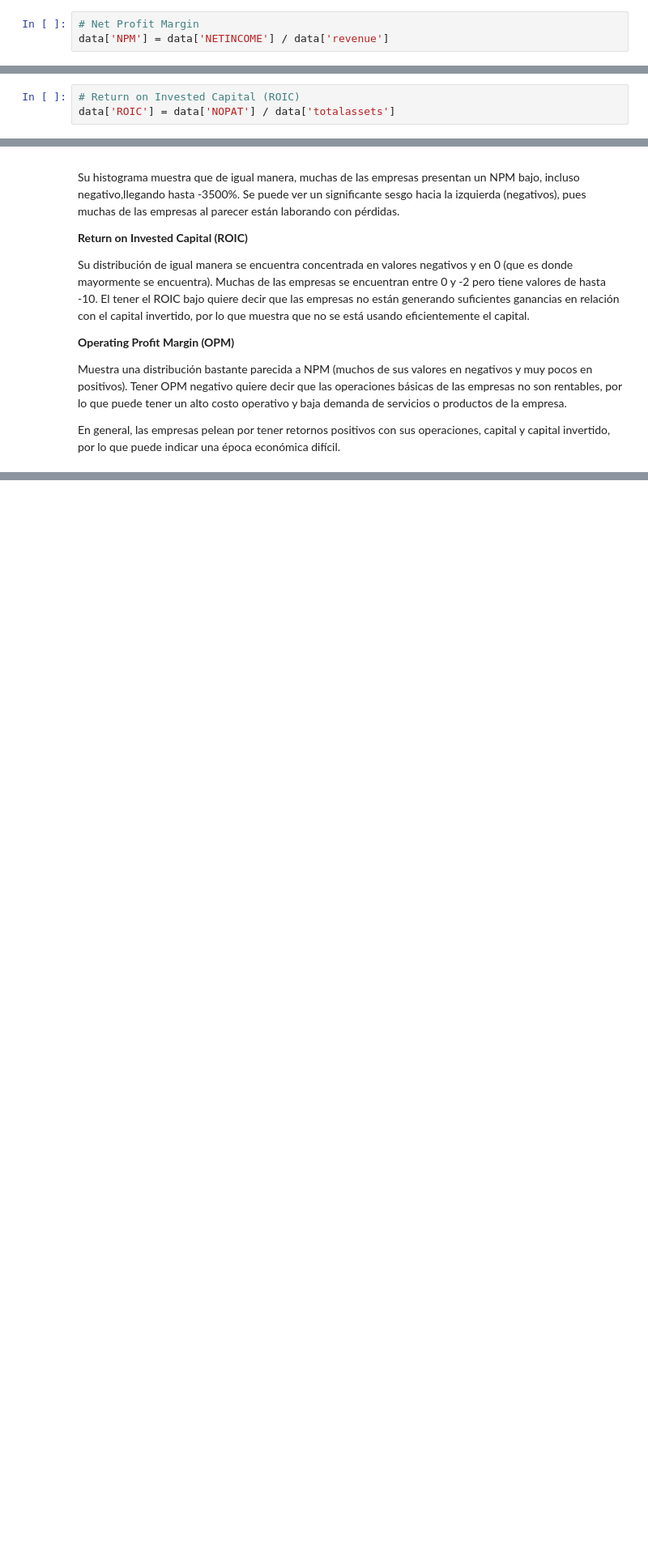
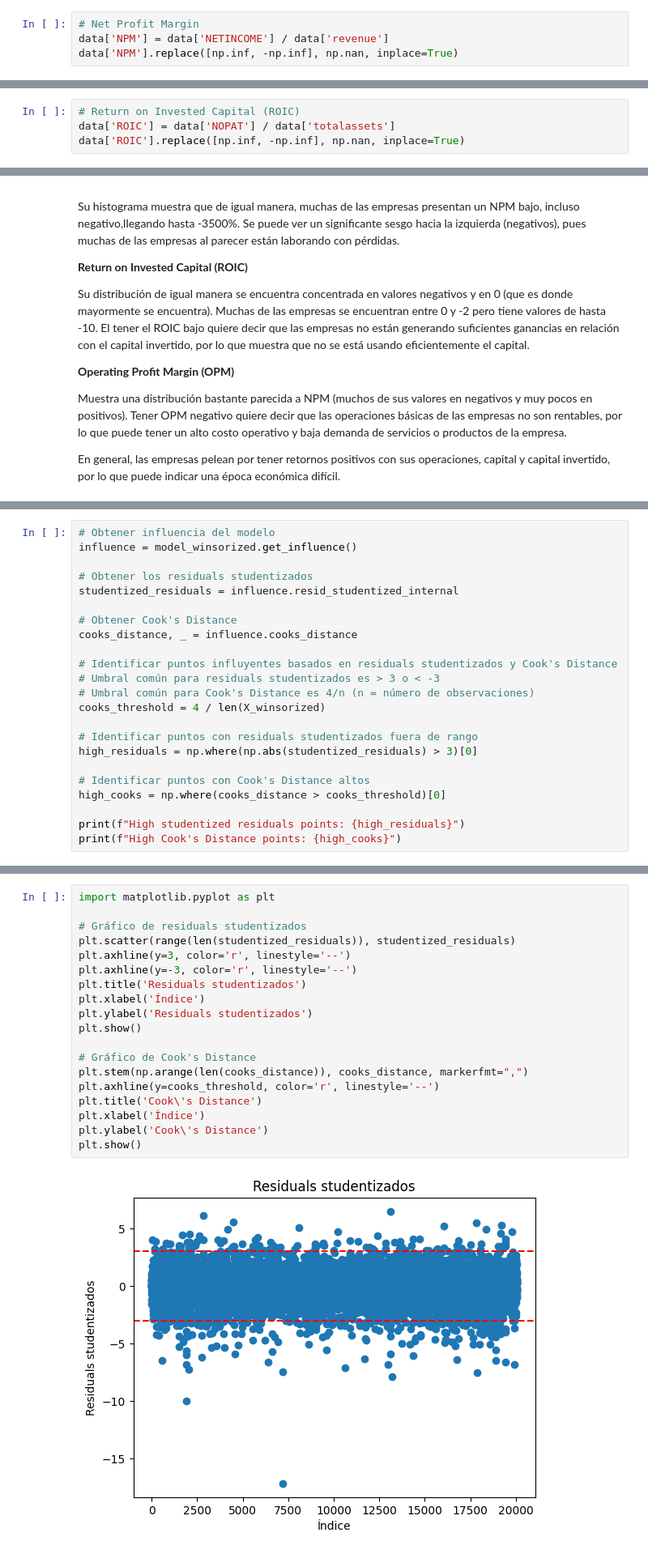
Before and after one commit to mafeermoreno/StatisticsProject, a Jupyter notebook: Proyecto_Stats_Bloque1_Maria_Moreno.ipynb, the cells around one changed output, grey strips where cells are left out. Shown at 81% size. Cells and saved outputs as stored; diff of their text form; blank space fills up the shorter version.

Commit message:
Imrpove linear regression model

```diff
--- a/Proyecto_Stats_Bloque1_Maria_Moreno.ipynb
+++ b/Proyecto_Stats_Bloque1_Maria_Moreno.ipynb
@@ -219,3 +235,4 @@ Mide el porcentaje de ganancias que produce una compañia en comparación con su
 # %%
 # Net Profit Margin
 data['NPM'] = data['NETINCOME'] / data['revenue']
+data['NPM'].replace([np.inf, -np.inf], np.nan, inplace=True)
@@ -226,3 +250,4 @@ Mide la eficiencia con la que una empresa usa su capital para generar utilidad.
 # %%
 # Return on Invested Capital (ROIC)
 data['ROIC'] = data['NOPAT'] / data['totalassets']
+data['ROIC'].replace([np.inf, -np.inf], np.nan, inplace=True)
@@ -939,0 +1049,23 @@ strong multicollinearity or other numerical problems.
+# %%
+# Obtener influencia del modelo
+influence = model_winsorized.get_influence()
+
+# Obtener los residuals studentizados
+studentized_residuals = influence.resid_studentized_internal
+
+# Obtener Cook's Distance
+cooks_distance, _ = influence.cooks_distance
+
+# Identificar puntos influyentes basados en residuals studentizados y Cook's Distance
+# Umbral común para residuals studentizados es > 3 o < -3
+# Umbral común para Cook's Distance es 4/n (n = número de observaciones)
+cooks_threshold = 4 / len(X_winsorized)
+
+# Identificar puntos con residuals studentizados fuera de rango
+high_residuals = np.where(np.abs(studentized_residuals) > 3)[0]
+
+# Identificar puntos con Cook's Distance altos
+high_cooks = np.where(cooks_distance > cooks_threshold)[0]
+
+print(f"High studentized residuals points: {high_residuals}")
+print(f"High Cook's Distance points: {high_cooks}")
@@ -939,0 +1090,21 @@ strong multicollinearity or other numerical problems.
+# %%
+import matplotlib.pyplot as plt
+
+# Gráfico de residuals studentizados
+plt.scatter(range(len(studentized_residuals)), studentized_residuals)
+plt.axhline(y=3, color='r', linestyle='--')
+plt.axhline(y=-3, color='r', linestyle='--')
+plt.title('Residuals studentizados')
+plt.xlabel('Índice')
+plt.ylabel('Residuals studentizados')
+plt.show()
+
+# Gráfico de Cook's Distance
+plt.stem(np.arange(len(cooks_distance)), cooks_distance, markerfmt=",")
+plt.axhline(y=cooks_threshold, color='r', linestyle='--')
+plt.title('Cook\'s Distance')
+plt.xlabel('Índice')
+plt.ylabel('Cook\'s Distance')
+plt.show()
+# %% [output]
+[figure, added]
```
Also changed, not shown: parts of 27 cells of this notebook.
